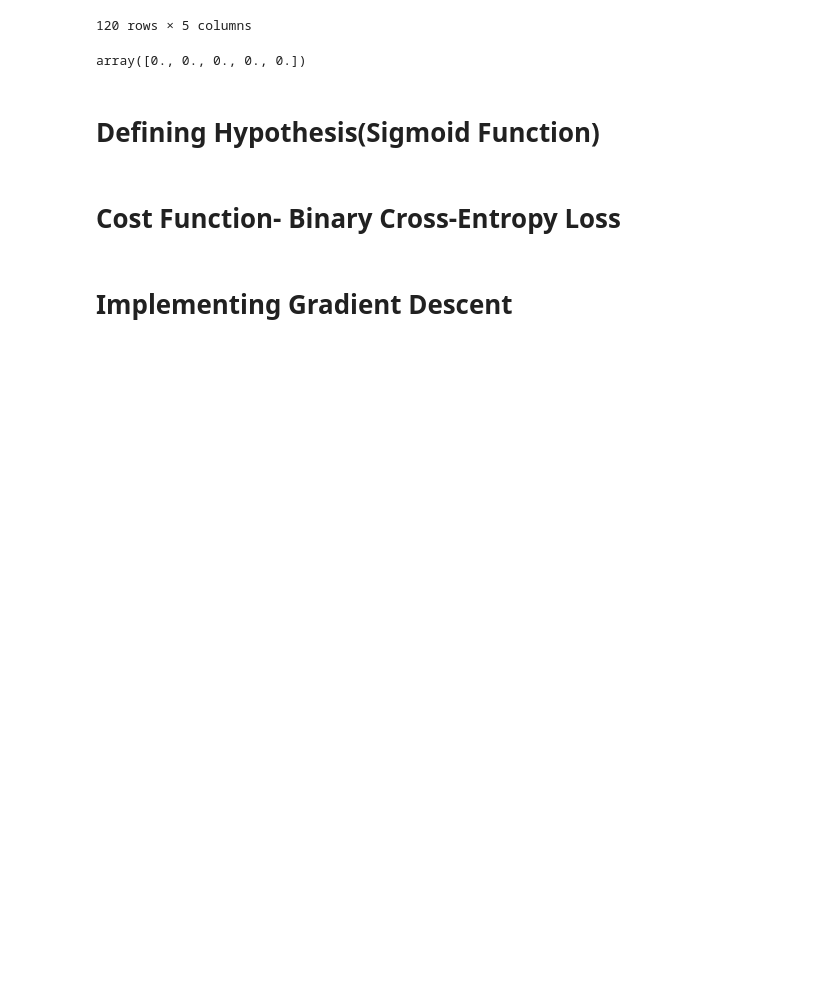
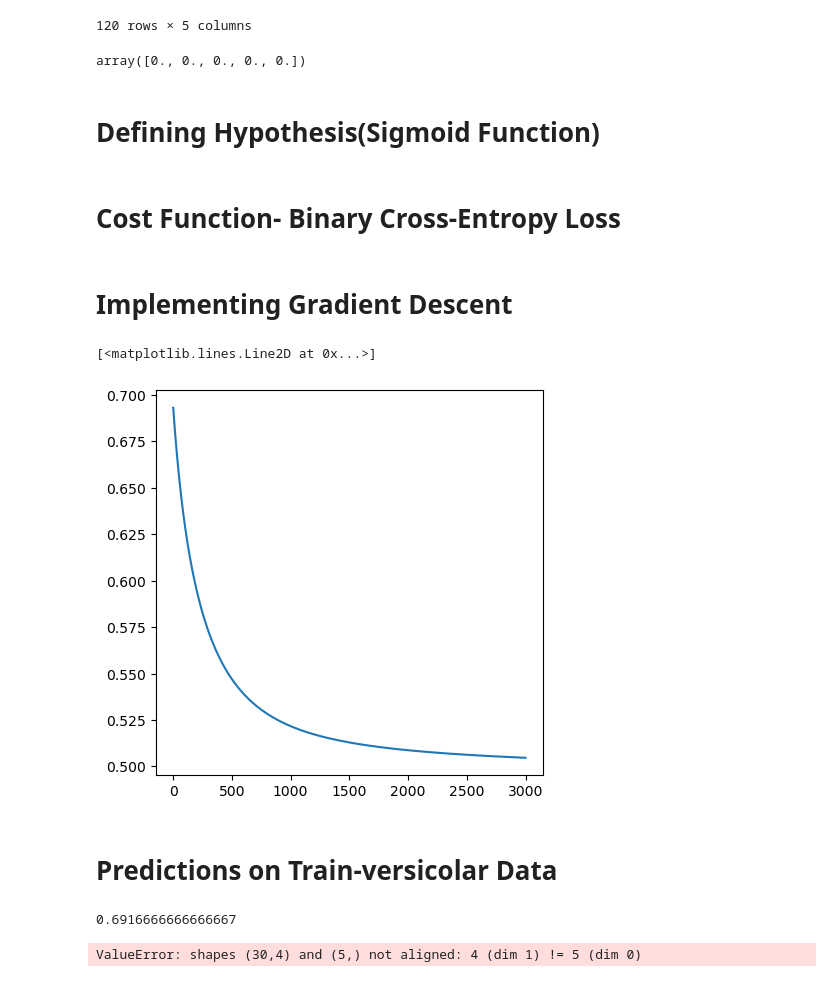
Before and after one commit to Harshan-Kurapati/Iris, a Jupyter notebook: Untitled.ipynb, the cells around one changed output. Saved outputs shown, nothing was run; the diff lists cells and outputs as text; code cells hidden in the pictures; blank space fills up the shorter version.

```diff
--- a/Untitled.ipynb
+++ b/Untitled.ipynb
@@ -181,15 +185,15 @@ m = len(X_train)
 cost = (-1/m)*np.sum((y_versicolor_train * np.log(h_x)) + (1-y_versicolor_train)* np.log(1 - h_x))
 # %%
 grad = (1/m)*np.dot(X_train.T,(h_x - y_versicolor_train))
-# %% [markdown]
-# Implementing Gradient Descent
+# %% [markdown]
+# Implementing Gradient Descent
 # %%
-learning_rate = 1000
+learning_rate = 3000
 alpha = 0.01
-
-
-
-for i in range(1000):
+cost_list = []
+learning_list = []
+theta = np.zeros(X_train.shape[1])
+for i in range(learning_rate):
     z = np.dot(X_train, theta)
     h_x = 1/(1 + np.exp(-z))
     m = len(X_train)
@@ -197,3 +201,14 @@ for i in range(1000):
 
     grad = (1/m)*np.dot(X_train.T,(h_x - y_versicolor_train))
     theta -= alpha*grad
+
+    learning_list.append(i)
+    cost_list.append(cost)
+# %%
+plt.figure(figsize = (5,5))
+plt.plot(learning_list, cost_list)
+# %% [output]
+[<matplotlib.lines.Line2D at 0x...>]
+[figure, added]
+# %% [markdown]
+# Predictions on Train-versicolar Data
@@ -199,0 +221,11 @@ for i in range(1000):
+# %%
+train_accuracy
+# %% [output]
+0.6916666666666667
+# %%
+
+test_probs = 1/(1 + np.exp(-(np.dot(X_test, theta))))
+test_probs = (test_probs>=0.5).astype(int)
+test_accuracy = np.mean(test_probs == y_versicolor_test)
+# %% [output]
+ValueError: shapes (30,4) and (5,) not aligned: 4 (dim 1) != 5 (dim 0)
```
Also changed, not shown: parts of 2 cells of this notebook.
